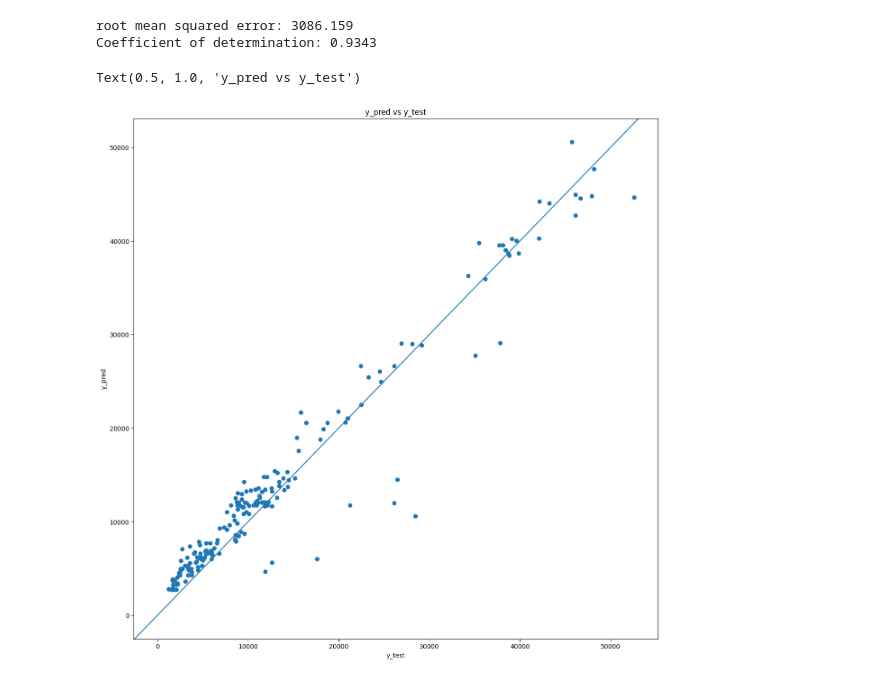
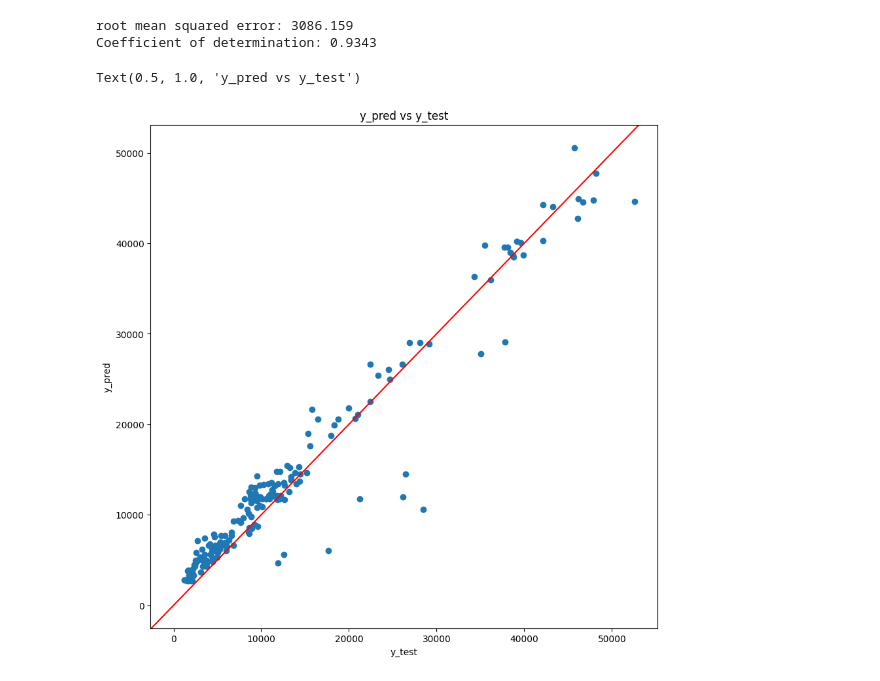
Before and after one commit to Daviddavid-sudo/Briefprimeassurance, a Jupyter notebook: finalmodel.ipynb, the cells around one changed output. Drawn from its saved outputs; the diff is of its cells as text; code cells hidden in the pictures.

```diff
--- a/finalmodel.ipynb
+++ b/finalmodel.ipynb
@@ -47,13 +48,13 @@ print("Coefficient of determination: %.4f" % r2_score(y_test, y_pred))
 root mean squared error: 3086.159
 Coefficient of determination: 0.9343
 # %%
-plt.pyplot.figure(figsize=(15,15))
-plt.pyplot.scatter(y_test,y_pred)
+plt.figure(figsize=(10,10))
+plt.scatter(y_test,y_pred)
 
-plt.pyplot.axline((0,0),slope=1)
-plt.pyplot.xlabel('y_test')
-plt.pyplot.ylabel('y_pred')
-plt.pyplot.title('y_pred vs y_test')
+plt.axline((0,0),slope=1, c=[1,0,0])
+plt.xlabel('y_test')
+plt.ylabel('y_pred')
+plt.title('y_pred vs y_test')
 # %% [output]
 Text(0.5, 1.0, 'y_pred vs y_test')
-[figure, old version]
+[figure, new version]
```
Also changed, not shown: parts of 4 cells of this notebook, 5 other files.
